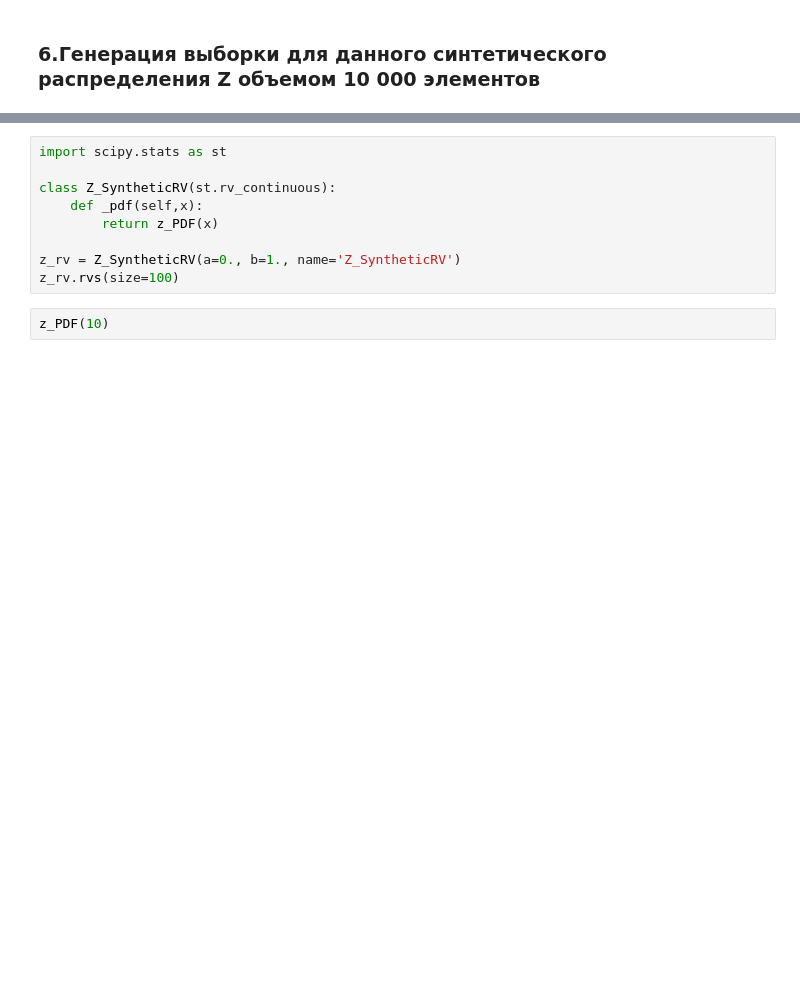
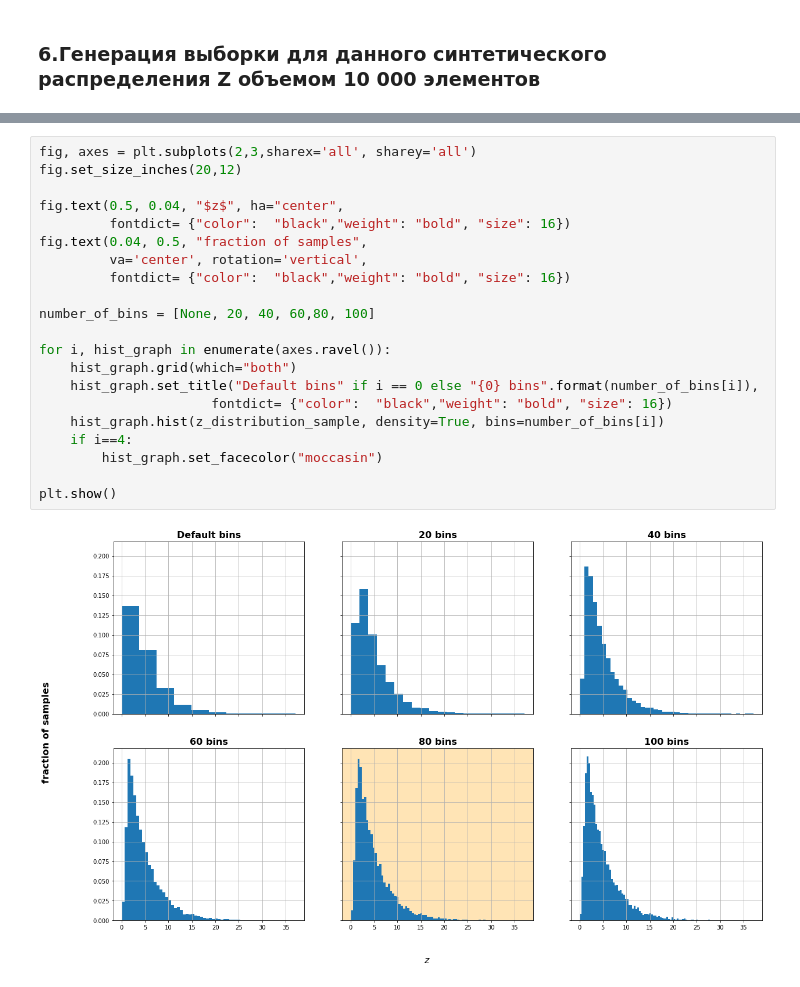
Before and after one commit to avikulin/PythonMath, a Jupyter notebook: Yandex ML Course #1/CourseProject/CourseProject.ipynb, the cells around one changed output, grey strips where cells are left out. Cells and saved outputs as stored; diff of their text form; blank space fills up the shorter version.

```diff
--- a/Yandex ML Course #1/CourseProject/CourseProject.ipynb
+++ b/Yandex ML Course #1/CourseProject/CourseProject.ipynb
@@ -386,11 +449,23 @@ plt.show()
-# %%
-import scipy.stats as st
-
-class Z_SyntheticRV(st.rv_continuous):
-    def _pdf(self,x):
-        return z_PDF(x)
-
-z_rv = Z_SyntheticRV(a=0., b=1., name='Z_SyntheticRV')
-z_rv.rvs(size=100)
-# %%
-z_PDF(10)
+# %%
+fig, axes = plt.subplots(2,3,sharex='all', sharey='all')
+fig.set_size_inches(20,12)
+
+fig.text(0.5, 0.04, "$z$", ha="center",
+         fontdict= {"color":  "black","weight": "bold", "size": 16})
+fig.text(0.04, 0.5, "fraction of samples",
+         va='center', rotation='vertical',
+         fontdict= {"color":  "black","weight": "bold", "size": 16})
+
+number_of_bins = [None, 20, 40, 60,80, 100]
+
+for i, hist_graph in enumerate(axes.ravel()):
+    hist_graph.grid(which="both")
+    hist_graph.set_title("Default bins" if i == 0 else "{0} bins".format(number_of_bins[i]),
+                      fontdict= {"color":  "black","weight": "bold", "size": 16})
+    hist_graph.hist(z_distribution_sample, density=True, bins=number_of_bins[i])
+    if i==4:
+        hist_graph.set_facecolor("moccasin")
+
+plt.show()
+# %% [output]
+[figure, added]
```
Also changed, not shown: parts of 6 cells of this notebook.
